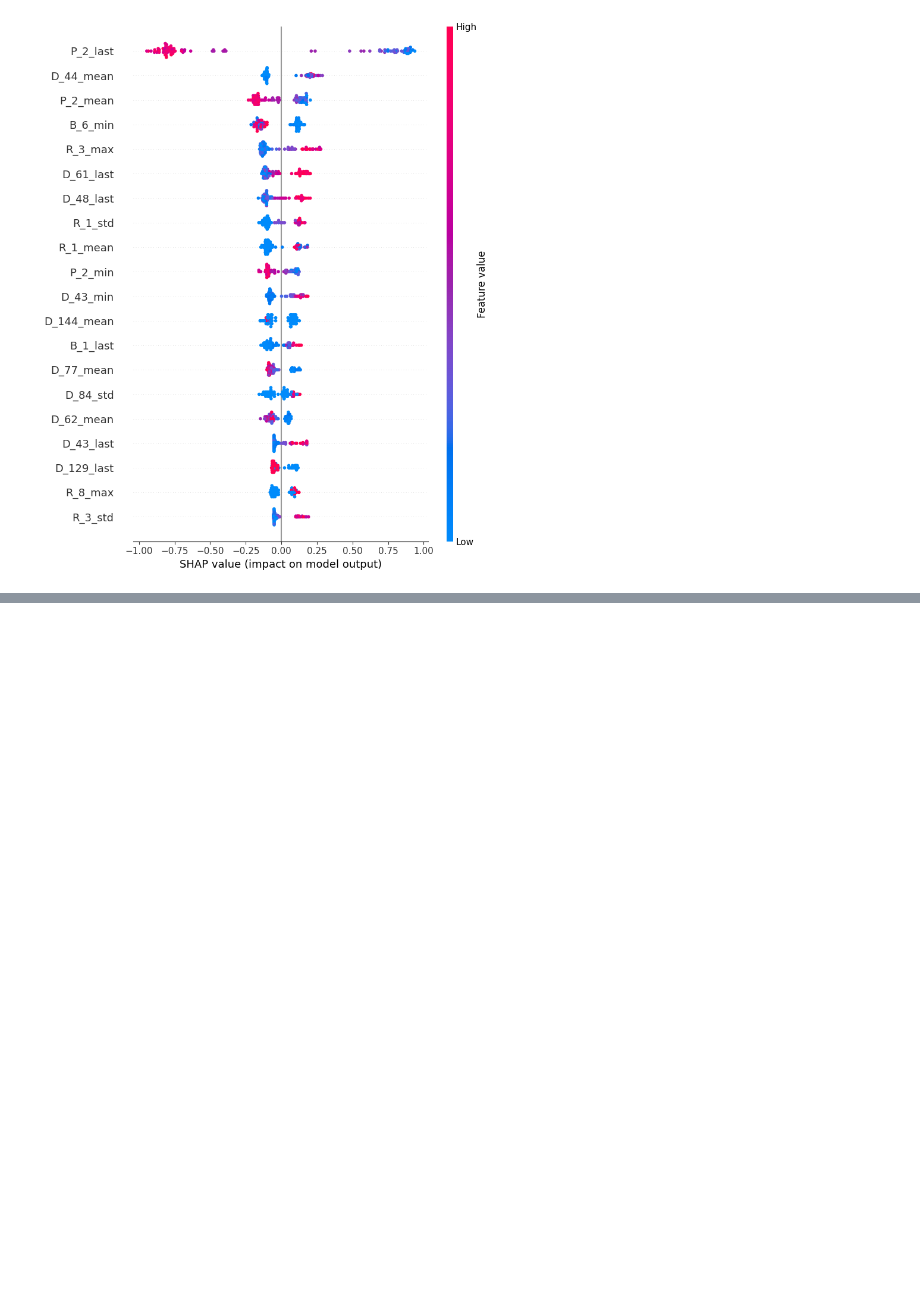
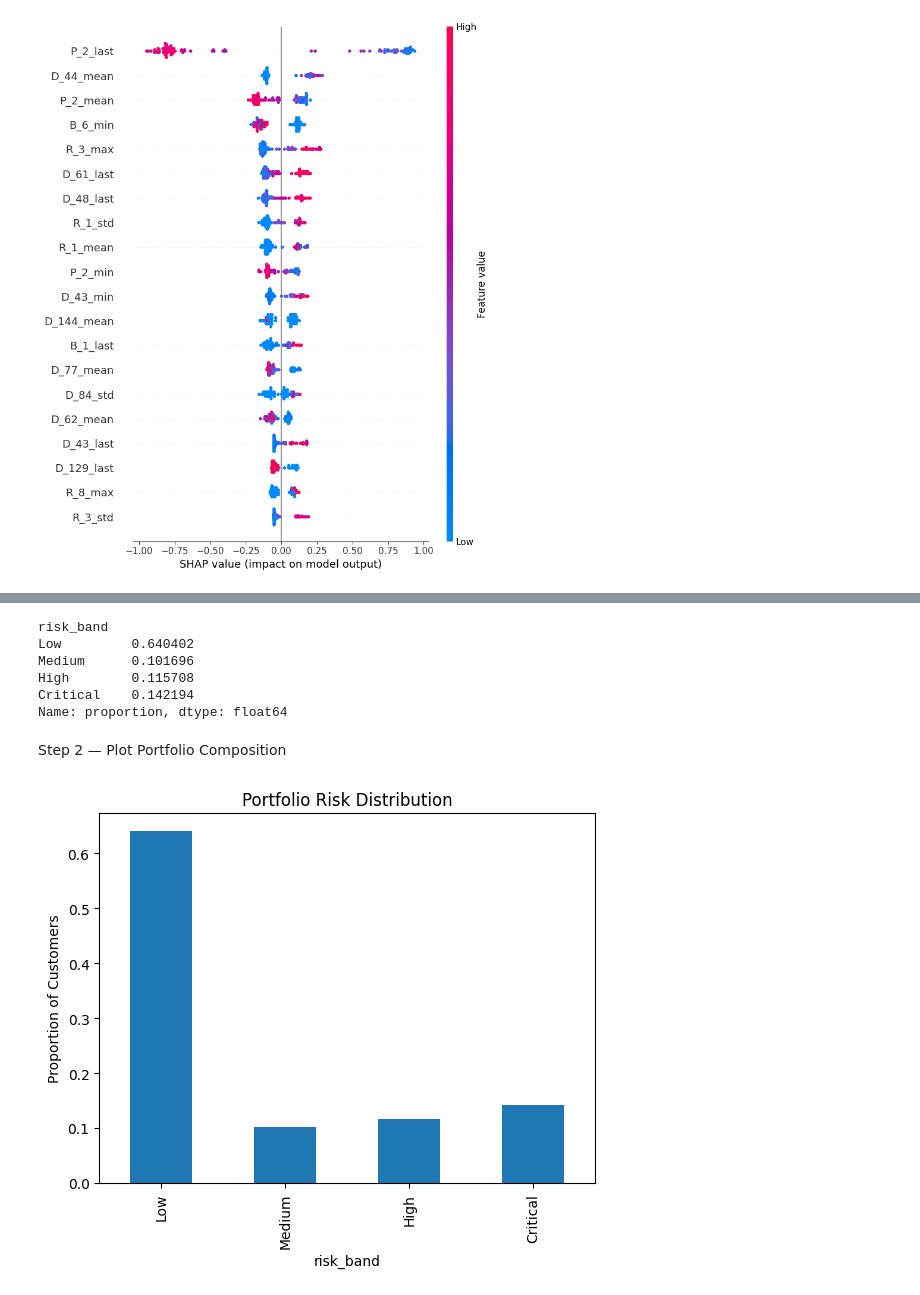
Before and after one commit to ishanrajani77/behavioral-credit-risk-early-warning-system, a Jupyter notebook: notebooks/00_data_audit.ipynb, the cells around one changed output, grey strips where cells are left out. Saved outputs shown, nothing was run; the diff lists cells and outputs as text; code cells hidden in the pictures; blank space fills up the shorter version.

```diff
--- a/notebooks/00_data_audit.ipynb
+++ b/notebooks/00_data_audit.ipynb
@@ -2137,0 +2834,8 @@ shap.summary_plot(
+# %%
+xgb_pred = xgb_large.predict(
+    X_test_final
+)
+
+xgb_prob = xgb_large.predict_proba(
+    X_test_final
+)[:, 1]
@@ -2137,0 +2933,5 @@ shap.summary_plot(
+# %%
+risk_df = pd.DataFrame({
+    "actual_target": y_test,
+    "predicted_probability": xgb_prob
+})
@@ -2137,0 +2940,6 @@ shap.summary_plot(
+# %%
+risk_df["risk_band"] = pd.cut(
+    risk_df["predicted_probability"],
+    bins=[0, 0.2, 0.5, 0.8, 1.0],
+    labels=["Low", "Medium", "High", "Critical"]
+)
@@ -2137,0 +3086,31 @@ shap.summary_plot(
+# %%
+risk_distribution = (
+    risk_df["risk_band"]
+    .value_counts(normalize=True)
+    .sort_index()
+)
+
+print(risk_distribution)
+# %% [output]
+risk_band
+Low         0.640402
+Medium      0.101696
+High        0.115708
+Critical    0.142194
+Name: proportion, dtype: float64
+# %% [markdown]
+Step 2 — Plot Portfolio Composition
+# %%
+import matplotlib.pyplot as plt
+
+risk_distribution.plot(
+    kind="bar"
+)
+
+plt.title("Portfolio Risk Distribution")
+
+plt.ylabel("Proportion of Customers")
+
+plt.show()
+# %% [output]
+[figure, added]
```
Also changed, not shown: parts of 149 cells of this notebook.
